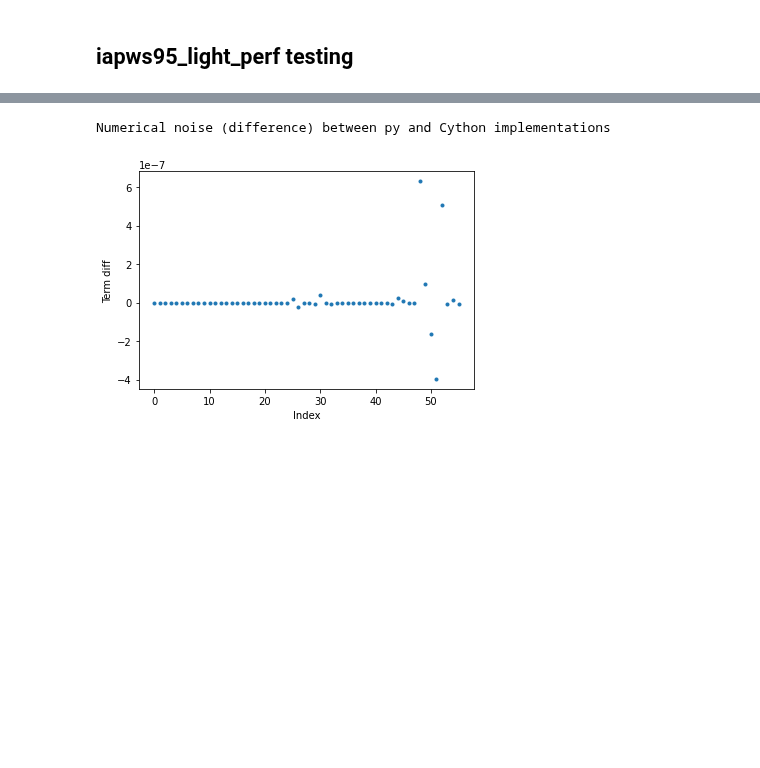
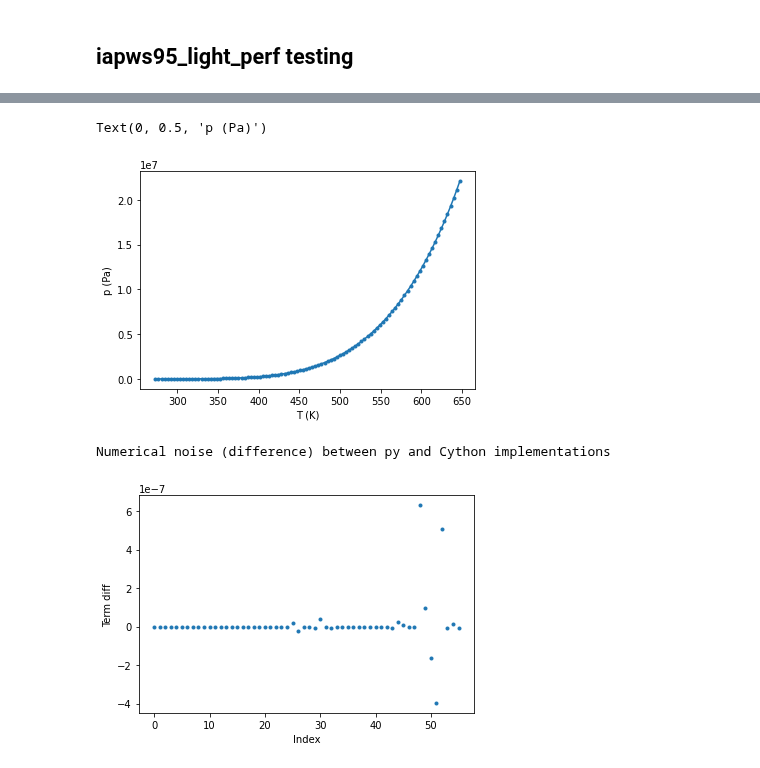
Before and after one commit to fredriclam/iapws95_light, a Jupyter notebook: water_tester.ipynb, the cells around one changed output, grey strips where cells are left out. Saved outputs shown, nothing was run; the diff lists cells and outputs as text; code cells hidden in the pictures; blank space fills up the shorter version.

```diff
--- a/water_tester.ipynb
+++ b/water_tester.ipynb
@@ -461,3 +515,12 @@ plt.legend(["Step size at n-1", "Residual at n"])
+# %%
+''' psat - Tsat relationship '''
+plt.plot(T_range, psats, '.-')
+np.interp(iapws95_light.Tc, T_range, psats)
+plt.xlabel("T (K)")
+plt.ylabel("p (Pa)")
+# %% [output]
+Text(0, 0.5, 'p (Pa)')
+[figure, added]
 # %%
 # Printed result from iapws95_light.phir_tt(358/iapws95_light.rhoc, iapws95_light.Tc / 647)
 z1 = [ 1.04472349e-02, -9.59990338e-01, -0.00000000e+00, -9.82559945e-02,
```
Also changed, not shown: parts of 24 cells of this notebook, 4 other files.
